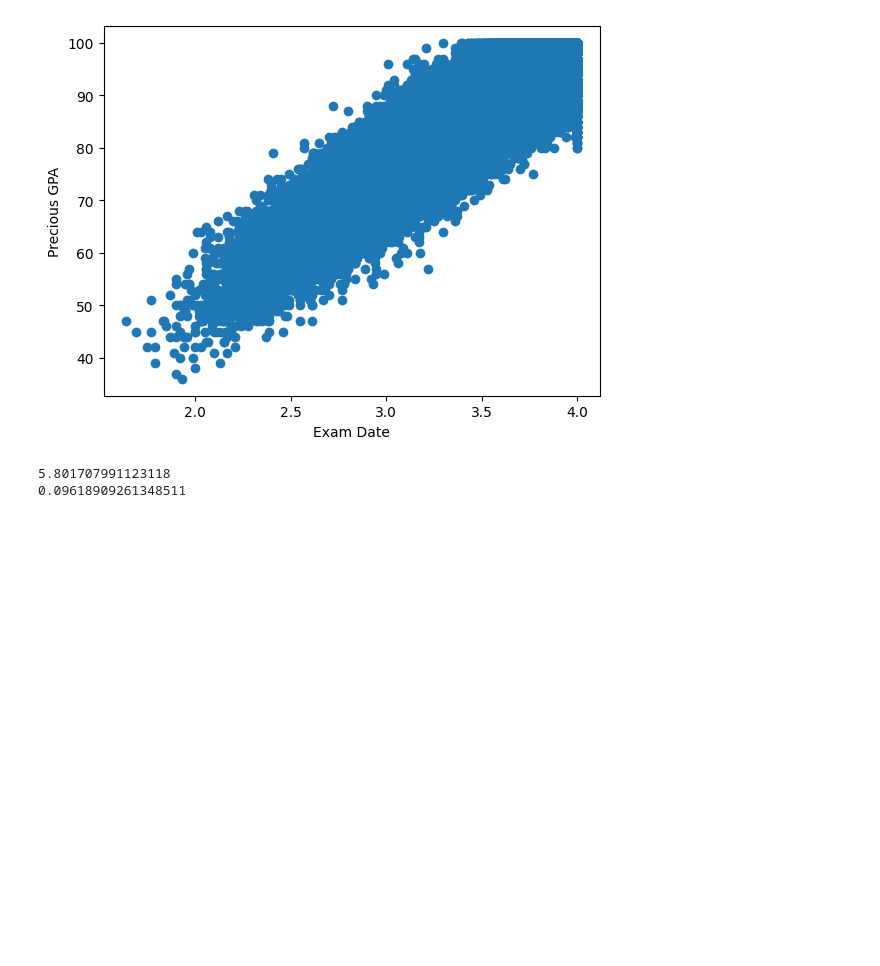
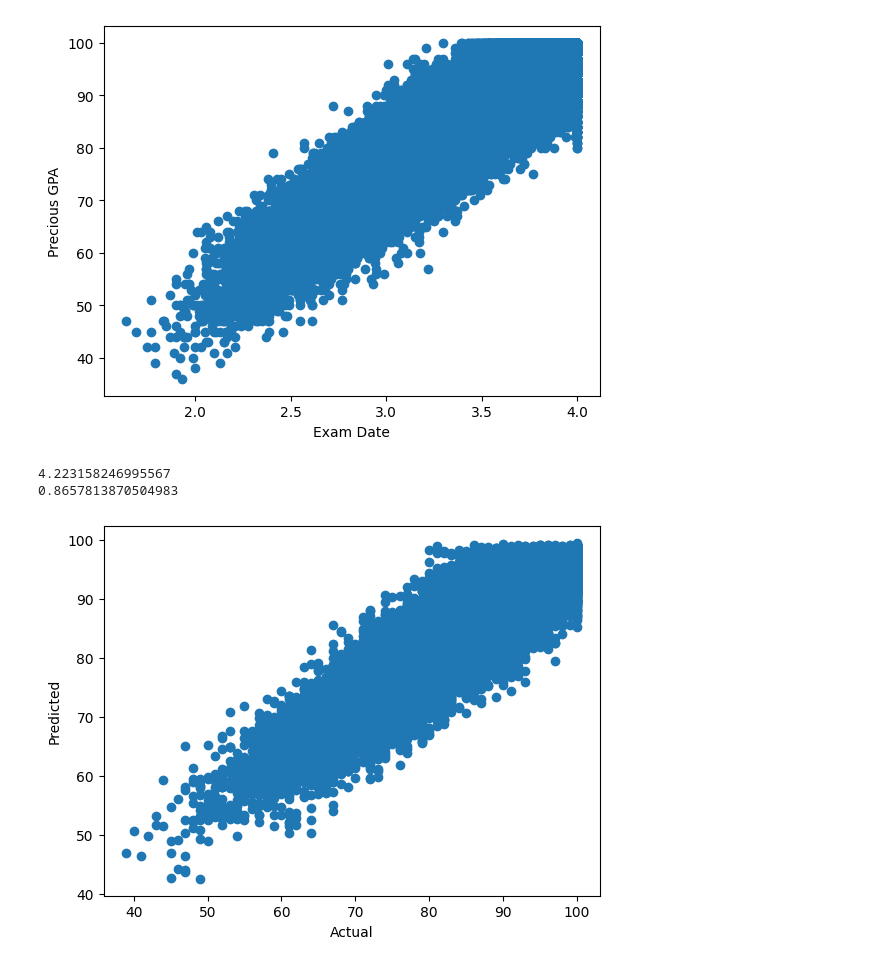
Before and after one commit to ddnzallyy/Random-Forest-ML, a Jupyter notebook: RF-StudentPerformance.ipynb, the cells around one changed output. Drawn from its saved outputs; the diff is of its cells as text; code cells hidden in the pictures; blank space fills up the shorter version.

Commit message:
Better rmse and r2, 4.22 and 0.8 repestively, and compare the correlation of the actual and predicted values

```diff
--- a/RF-StudentPerformance.ipynb
+++ b/RF-StudentPerformance.ipynb
@@ -40,10 +40,12 @@ plt.show()
 # %%
 # split the data
 
-X = df["exam_score"]
-y = df.iloc[:, [1, 4, 5, 6, 8, 9, 11, 14, 16, 18]]
+# Study_hours_per_day and social_media_hours
+X = df.iloc[:, [1, 2, 3, 4, 5, 6, 7, 8, 9]]
+y = df.iloc[:, [-1]]  # Exam_score
 
-X_train, X_test, y_train, y_test = train_test_split(X, y, train_size=0.8)
+
+X_train, X_test, y_train, y_test = train_test_split(X, y, train_size=0.7)
 
 X_train = pd.DataFrame(X_train)
 X_test = pd.DataFrame(X_test)
@@ -68,5 +70,14 @@ r2 = r2_score(y_test, y_predict)
 print(rmse)
 print(r2)
 # %% [output]
-5.801707991123118
-0.09618909261348511
+4.223158246995567
+0.8657813870504983
+# %%
+# Comparing the correlation of the actual and the predicted values
+
+plt.scatter(y_test, y_predict)
+plt.xlabel("Actual")
+plt.ylabel("Predicted")
+plt.show()
+# %% [output]
+[figure, added]
```
Also changed, not shown: parts of 1 cell of this notebook.
